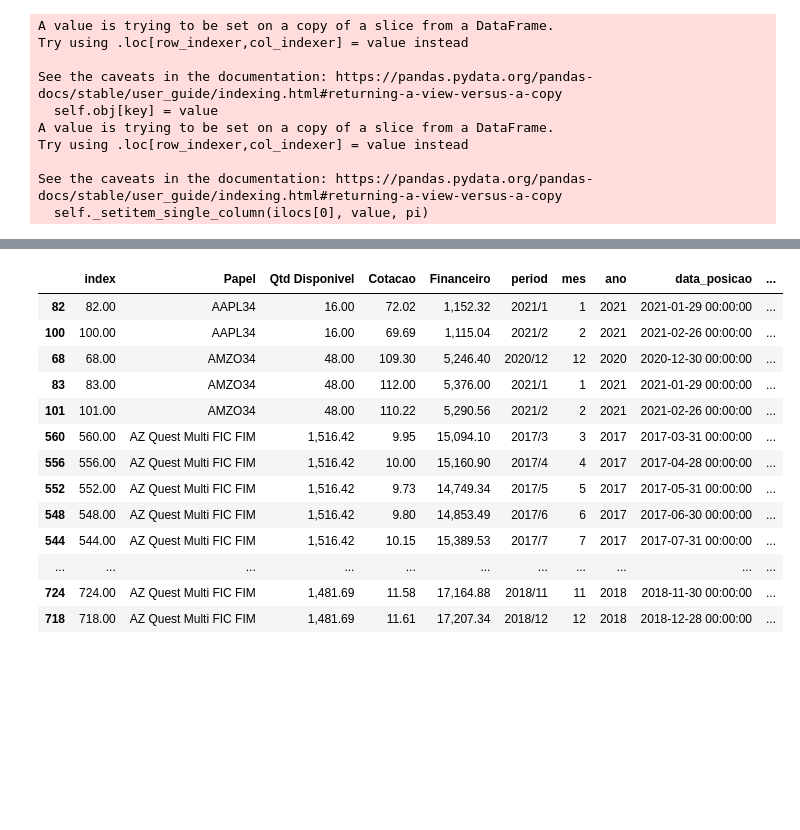
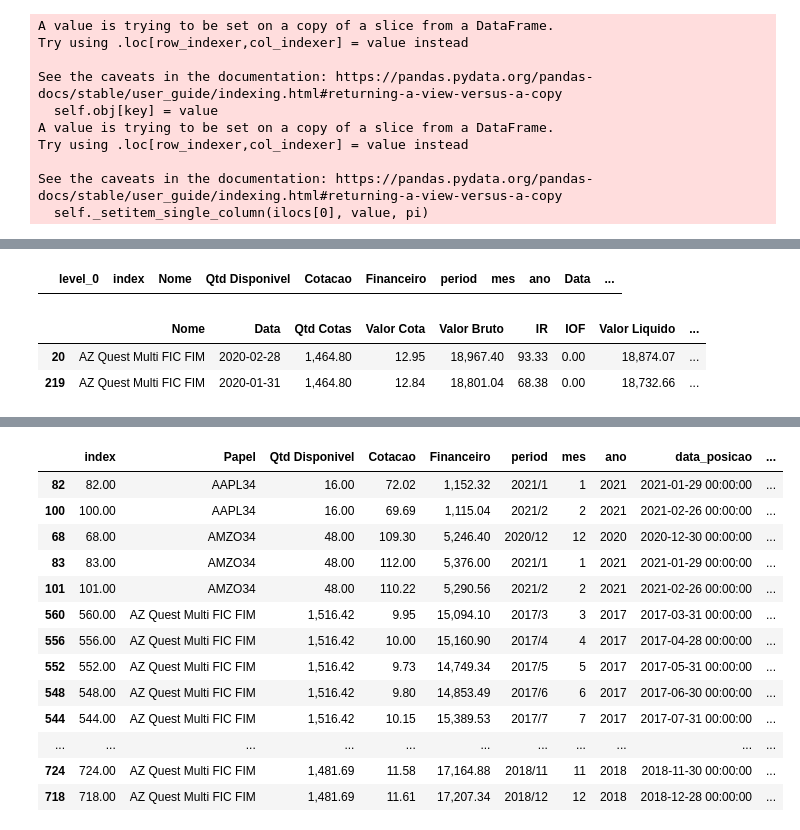
Before and after one commit to gabrielmlg/finance-app, a Jupyter notebook: new-finance-app/test.ipynb, the cells around one changed output, grey strips where cells are left out. Cells and saved outputs as stored; diff of their text form; code cells hidden in the pictures; blank space fills up the shorter version.

```diff
--- a/new-finance-app/test.ipynb
+++ b/new-finance-app/test.ipynb
@@ -63,0 +126,4 @@ df.head()
+# %%
+df[df['Data'] == 0]
+# %% [output]
+|  | level_0 | index | Nome | Qtd Disponivel | Cotacao | Financeiro | period | mes | ano | Data | ... |
@@ -64,3 +132,13 @@ df.head()
+# %%
+position.fis[
+    (position.fis['Nome'] == 'AZ Quest Multi FIC FIM') &
+    #(position.fis['mes'] == 3) &
+    (position.fis['ano'] == 2020)
+].head()
+# %% [output]
+|  | Nome | Data | Qtd Cotas | Valor Cota | Valor Bruto | IR | IOF | Valor Liquido | ... |
+| 20 | AZ Quest Multi FIC FIM | 2020-02-28 | 1,464.80 | 12.95 | 18,967.40 | 93.33 | 0.00 | 18,874.07 | ... |
+| 219 | AZ Quest Multi FIC FIM | 2020-01-31 | 1,464.80 | 12.84 | 18,801.04 | 68.38 | 0.00 | 18,732.66 | ... |
 # %%
 df_return = pd.DataFrame([])
 
```
Also changed, not shown: parts of 10 cells of this notebook, 15 other files.
